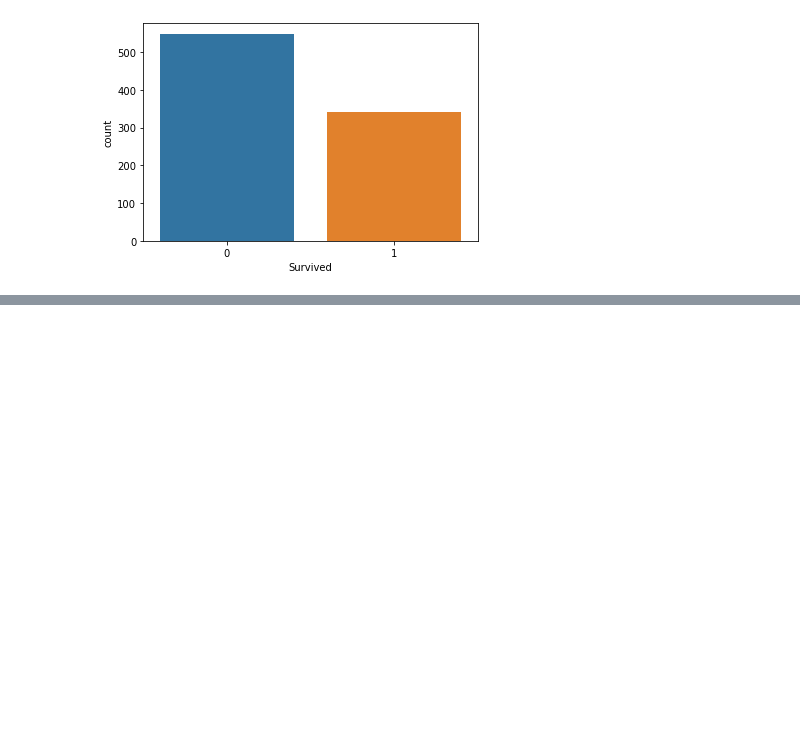
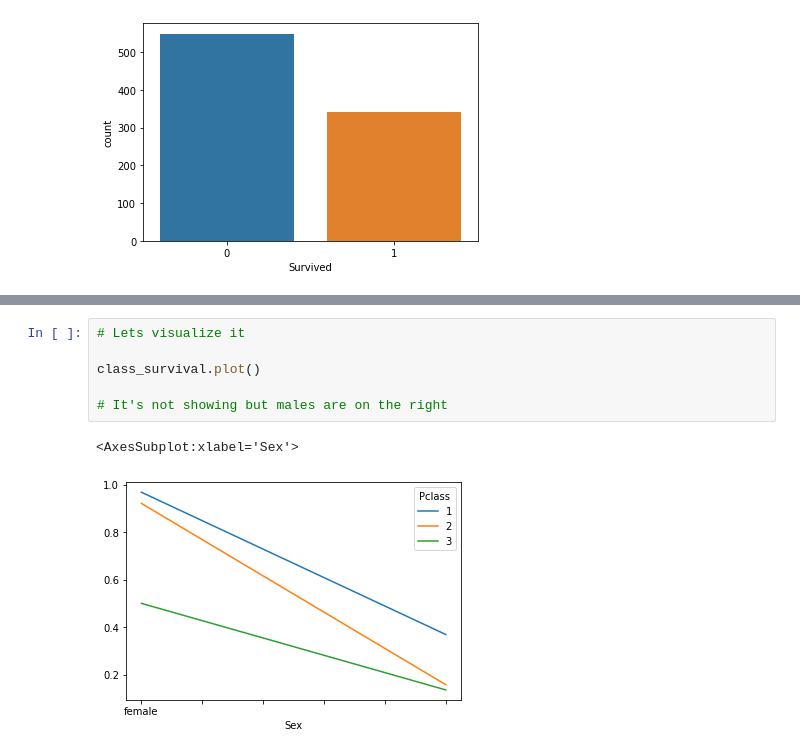
Before and after one commit to Adonis232/mock_titanic_Kaggle_copetition, a Jupyter notebook: Untitled.ipynb, the cells around one changed output, grey strips where cells are left out. Cells and saved outputs as stored; diff of their text form; blank space fills up the shorter version.

```diff
--- a/Untitled.ipynb
+++ b/Untitled.ipynb
@@ -119,0 +166,9 @@ plt.tight_layout()
+# %%
+# Lets visualize it
+
+class_survival.plot()
+
+# It's not showing but males are on the right
+# %% [output]
+<AxesSubplot:xlabel='Sex'>
+[figure, added]
```
Also changed, not shown: parts of 25 cells of this notebook.
